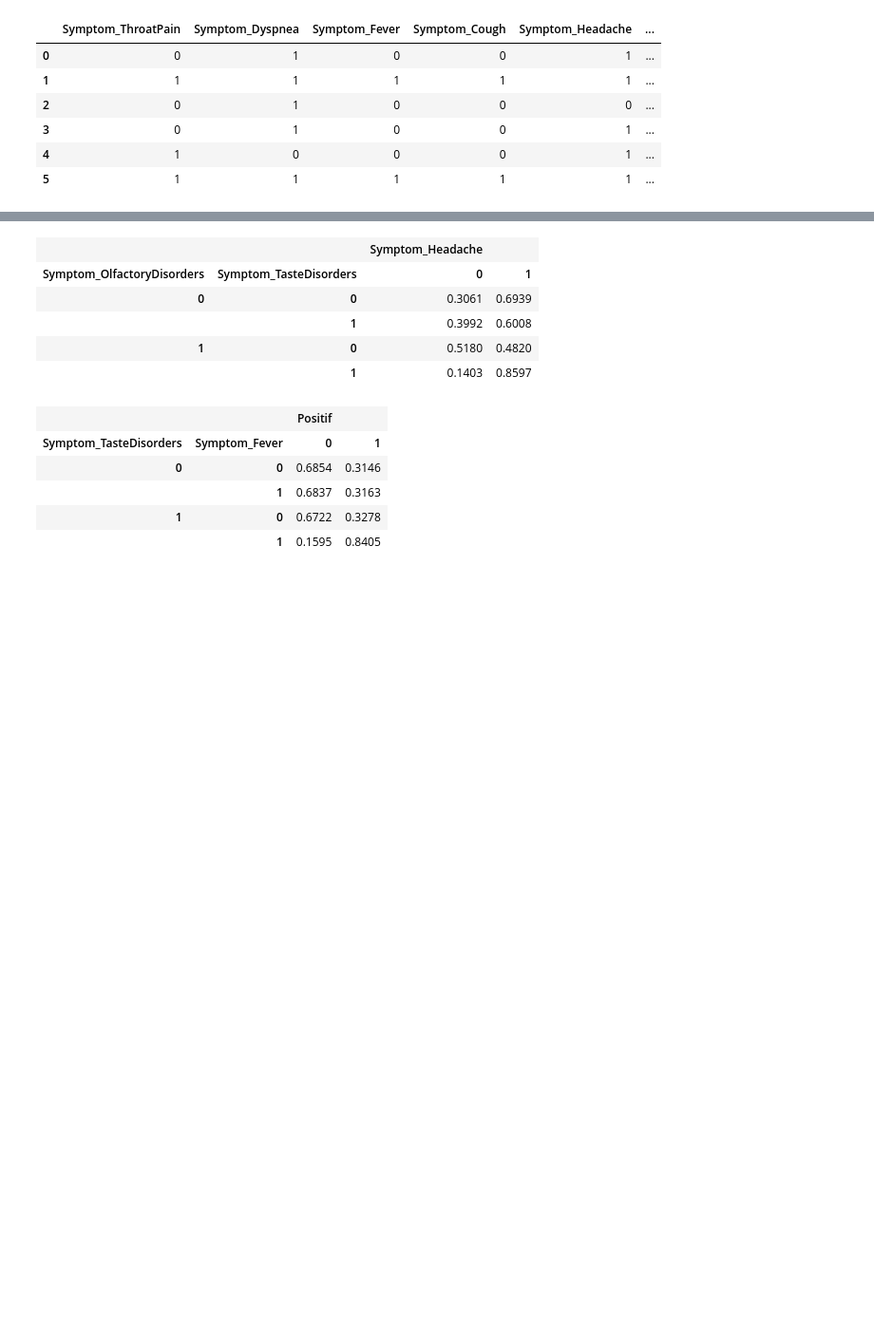
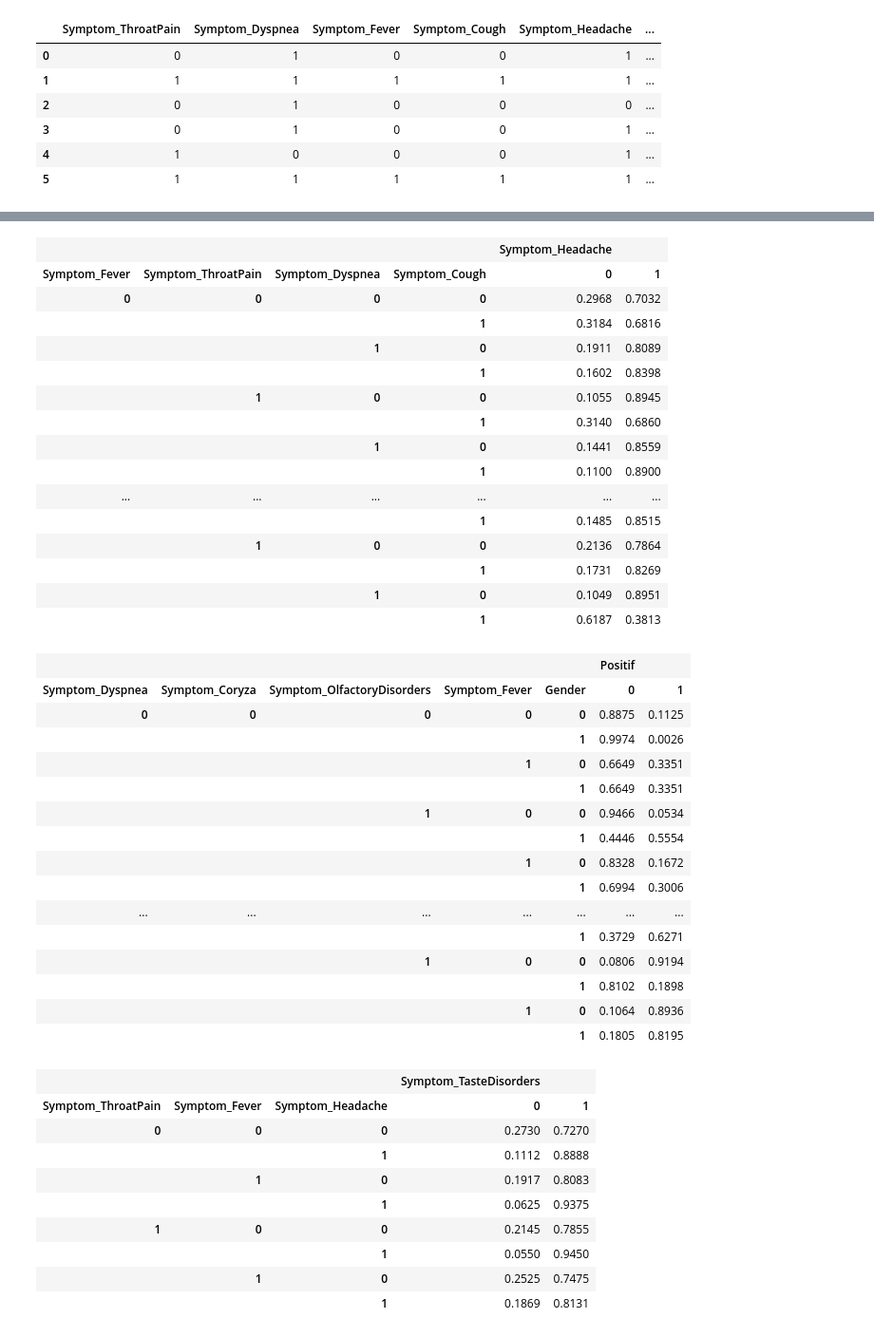
Before and after one commit to Ammaruus/projetia, a Jupyter notebook: projet3/main.ipynb, the cells around one changed output, grey strips where cells are left out. Shown: that part at 95% size. Saved outputs shown, nothing was run; the diff lists cells and outputs as text; code cells hidden in the pictures; blank space fills up the shorter version.

```diff
--- a/projet3/main.ipynb
+++ b/projet3/main.ipynb
@@ -46,10 +46,10 @@ gnbimage.export(bn,"out/covid1.png")
 # %% [output]
 [drawing not drawn]
 # %%
-#2nd learning algorithm
-# learn the bn from the data
-bn = _learnData(df, bayesnet, gum.BNLearner.useGreedyHillClimbing)
-gnb.showBN(bn, size="10")
-gum.saveBN(bn, "out/covid.net")
-#creation d'une image
-gnbimage.export(bn,"out/covid.png")
+# #2nd learning algorithm
+# # learn the bn from the data
+# bn = _learnData(df, bayesnet, gum.BNLearner.useGreedyHillClimbing)
+# gnb.showBN(bn, size="10")
+# gum.saveBN(bn, "out/covid.net")
+# #creation d'une image
+# gnbimage.export(bn,"out/covid.png")
@@ -65,24 +63,56 @@ gnbimage.export(bn,"out/covid.png")
 # %%
 #Probabilités des cas données
 # Le sujet souffre du mal de tete
 gnb.showPotential(bn.cpt("Symptom_Headache"))
+
 # Le sujet est tester positif
 gnb.showPotential(bn.cpt("Positif"))
 
-# add another symptome
+# Le sujet souffre du trouble de gout
+gnb.showPotential(bn.cpt("Symptom_TasteDisorders"))
 # %% [output]
-|  |  | Symptom_Headache |  |
-| Symptom_OlfactoryDisorders | Symptom_TasteDisorders | 0 | 1 |
-| 0 | 0 | 0.3061 | 0.6939 |
-|  | 1 | 0.3992 | 0.6008 |
-| 1 | 0 | 0.5180 | 0.4820 |
-|  | 1 | 0.1403 | 0.8597 |
+|  |  |  |  | Symptom_Headache |  |
+| Symptom_Fever | Symptom_ThroatPain | Symptom_Dyspnea | Symptom_Cough | 0 | 1 |
+| 0 | 0 | 0 | 0 | 0.2968 | 0.7032 |
+|  |  |  | 1 | 0.3184 | 0.6816 |
+|  |  | 1 | 0 | 0.1911 | 0.8089 |
+|  |  |  | 1 | 0.1602 | 0.8398 |
+|  | 1 | 0 | 0 | 0.1055 | 0.8945 |
+|  |  |  | 1 | 0.3140 | 0.6860 |
+|  |  | 1 | 0 | 0.1441 | 0.8559 |
+|  |  |  | 1 | 0.1100 | 0.8900 |
+| ... | ... | ... | ... | ... | ... |
+|  |  |  | 1 | 0.1485 | 0.8515 |
+|  | 1 | 0 | 0 | 0.2136 | 0.7864 |
+|  |  |  | 1 | 0.1731 | 0.8269 |
+|  |  | 1 | 0 | 0.1049 | 0.8951 |
+|  |  |  | 1 | 0.6187 | 0.3813 |
-|  |  | Positif |  |
-| Symptom_TasteDisorders | Symptom_Fever | 0 | 1 |
-| 0 | 0 | 0.6854 | 0.3146 |
-|  | 1 | 0.6837 | 0.3163 |
-| 1 | 0 | 0.6722 | 0.3278 |
-|  | 1 | 0.1595 | 0.8405 |
+|  |  |  |  |  | Positif |  |
+| Symptom_Dyspnea | Symptom_Coryza | Symptom_OlfactoryDisorders | Symptom_Fever | Gender | 0 | 1 |
+| 0 | 0 | 0 | 0 | 0 | 0.8875 | 0.1125 |
+|  |  |  |  | 1 | 0.9974 | 0.0026 |
+|  |  |  | 1 | 0 | 0.6649 | 0.3351 |
+|  |  |  |  | 1 | 0.6649 | 0.3351 |
+|  |  | 1 | 0 | 0 | 0.9466 | 0.0534 |
+|  |  |  |  | 1 | 0.4446 | 0.5554 |
+|  |  |  | 1 | 0 | 0.8328 | 0.1672 |
+|  |  |  |  | 1 | 0.6994 | 0.3006 |
+| ... | ... | ... | ... | ... | ... | ... |
+|  |  |  |  | 1 | 0.3729 | 0.6271 |
+|  |  | 1 | 0 | 0 | 0.0806 | 0.9194 |
+|  |  |  |  | 1 | 0.8102 | 0.1898 |
+|  |  |  | 1 | 0 | 0.1064 | 0.8936 |
+|  |  |  |  | 1 | 0.1805 | 0.8195 |
+|  |  |  | Symptom_TasteDisorders |  |
+| Symptom_ThroatPain | Symptom_Fever | Symptom_Headache | 0 | 1 |
+| 0 | 0 | 0 | 0.2730 | 0.7270 |
+|  |  | 1 | 0.1112 | 0.8888 |
+|  | 1 | 0 | 0.1917 | 0.8083 |
+|  |  | 1 | 0.0625 | 0.9375 |
+| 1 | 0 | 0 | 0.2145 | 0.7855 |
+|  |  | 1 | 0.0550 | 0.9450 |
+|  | 1 | 0 | 0.2525 | 0.7475 |
+|  |  | 1 | 0.1869 | 0.8131 |
 # %%
 #Probabilités par inference
 def _showInference(bn, target, evs=None):
```
Also changed, not shown: parts of 5 cells of this notebook, 17 other files.
